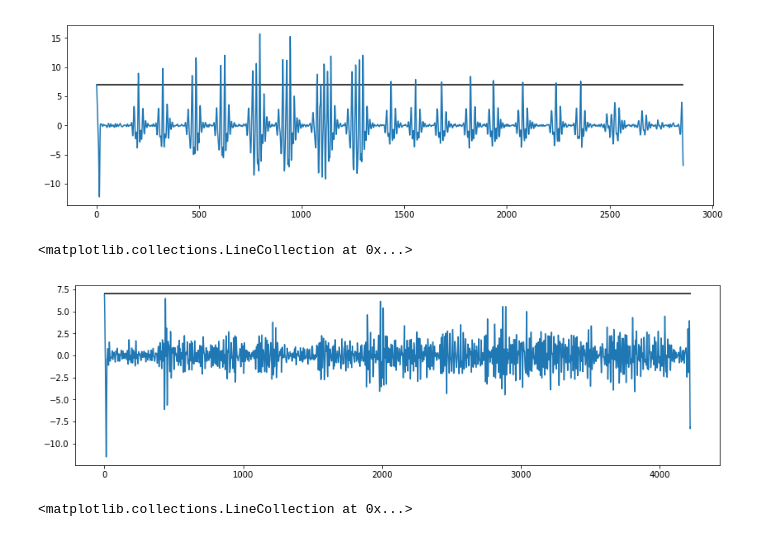
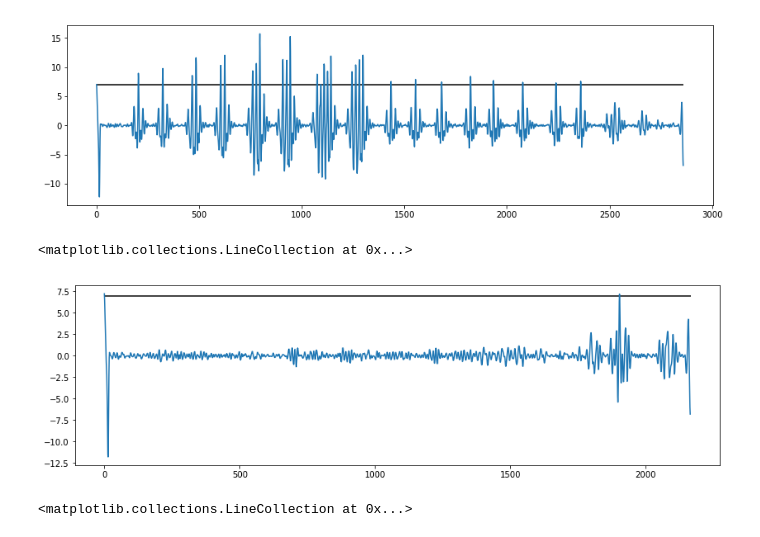
Before and after one commit to tomasero/robowen, a Jupyter notebook: collection/analysis/check_accel.ipynb, the cells around one changed output. Drawn from its saved outputs; the diff is of its cells as text; code cells hidden in the pictures.

```diff
--- a/collection/analysis/check_accel.ipynb
+++ b/collection/analysis/check_accel.ipynb
@@ -46,15 +46,15 @@ hlines(7, 0, len(s))
 <matplotlib.collections.LineCollection at 0x...>
 [figure]
 # %%
-d = pd.read_csv('../data_accel/false_pos_driving_1.csv')
+d = pd.read_csv('../data_accel/false_pos_rest_1.csv')
 mag = get_mag(d)
 s = signal.convolve(mag, test[::-1], mode='same')
 figure(figsize=(14,4))
 plot(s)
 hlines(7, 0, len(s))
 # %% [output]
 <matplotlib.collections.LineCollection at 0x...>
-[figure, old version]
+[figure, new version]
 # %%
 d = pd.read_csv('../data_accel/false_pos_driving_high_1.csv')
 mag = get_mag(d)
```
